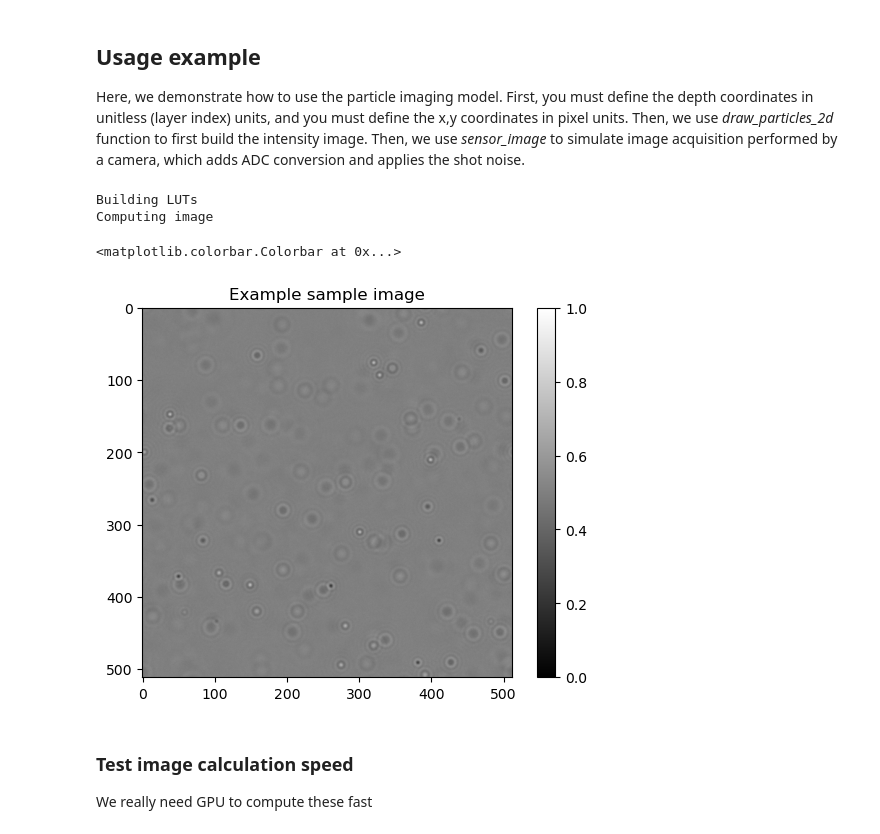
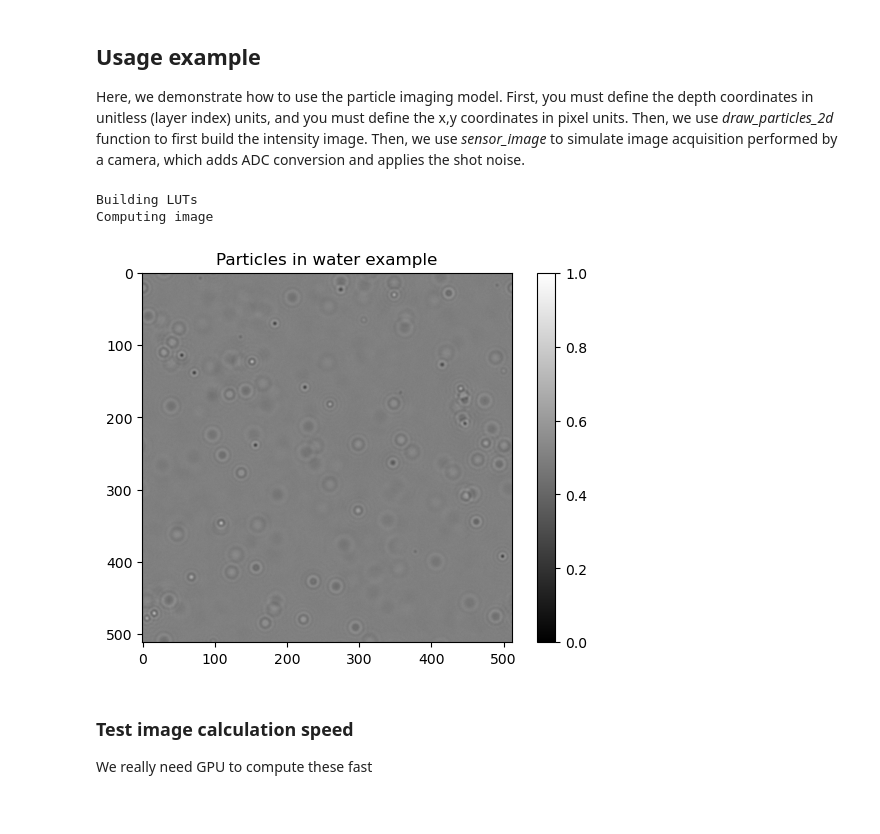
Before and after one commit to andrej5elin/mie_particle_microscopy, a Jupyter notebook: mie_particle_microscopy.ipynb, the cells around one changed output. Cells and saved outputs as stored; diff of their text form; code cells hidden in the pictures.

```diff
--- a/mie_particle_microscopy.ipynb
+++ b/mie_particle_microscopy.ipynb
@@ -1228,36 +1228,36 @@ assert_lut_ok() #make sure we have lookup tables
 NUM_PARTICLES = 4000
 
 def initial_zs():
     """Returns randomized initial particle coordinates in layer thickness units"""
     return np.asarray(np.random.rand(NUM_PARTICLES) * NUM_LAYERS, np.int64)
 
 def initial_coordinates():
     """Returns randomized initial particle coordinates in pixel units"""
     return np.random.rand(NUM_PARTICLES,2) * np.asarray((HEIGHT, WIDTH))
 
 particle_zs = initial_zs()
 particle_xs = initial_coordinates()
 
 print("Building LUTs")
 luts = fft_luts[particle_zs]
 
 if USEMLX:
     #convert to mx.array, so that it is faster
     luts = mx.array(luts)
 elif USECUPY:
     luts = cp.array(luts)
 
 print("Computing image")
 im = draw_particles_2d(particle_xs,luts)
 
 plt.imshow(np.fft.fftshift(sensor_image(im)), cmap = "gray", vmin = 0, vmax = 1)
-plt.title("Example sample image")
+plt.title("Particles in water example")
 plt.colorbar()
+plt.savefig("particles.png")
 # %% [output]
 Building LUTs
 Computing image
-<matplotlib.colorbar.Colorbar at 0x...>
-[figure, old version]
+[figure, new version]
 # %% [markdown]
 ### Test image calculation speed
 
```
Also changed, not shown: parts of 4 cells of this notebook, 2 other files.
